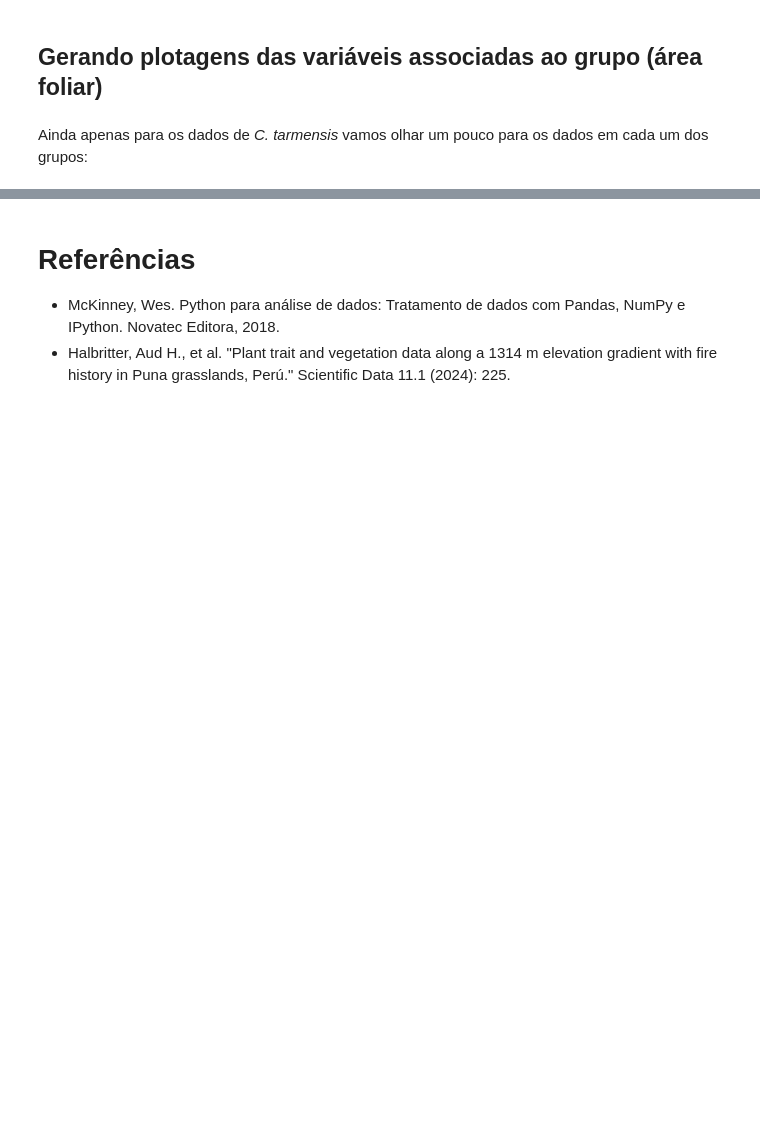
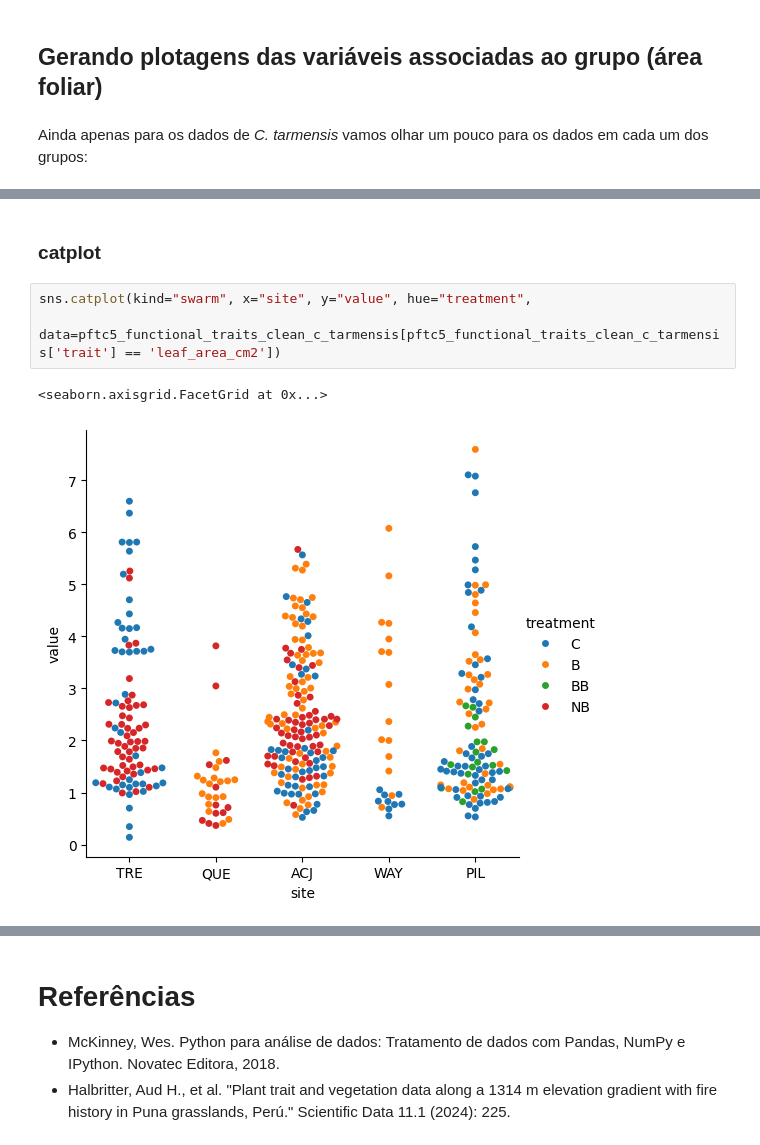
Before and after one commit to SantosRAC/gvenck_python_intro_2025, a Jupyter notebook: Dia_3.ipynb, the cells around one changed output, grey strips where cells are left out. Saved outputs shown, nothing was run; the diff lists cells and outputs as text; blank space fills up the shorter version.

```diff
--- a/Dia_3.ipynb
+++ b/Dia_3.ipynb
@@ -540,0 +553,8 @@ sns.boxplot(x="site", y="value", hue="treatment", data=pftc5_functional_traits_c
+# %% [markdown]
+### catplot
+# %%
+sns.catplot(kind="swarm", x="site", y="value", hue="treatment",
+            data=pftc5_functional_traits_clean_c_tarmensis[pftc5_functional_traits_clean_c_tarmensis['trait'] == 'leaf_area_cm2'])
+# %% [output]
+<seaborn.axisgrid.FacetGrid at 0x...>
+[figure, added]
```
Also changed, not shown: parts of 6 cells of this notebook.
